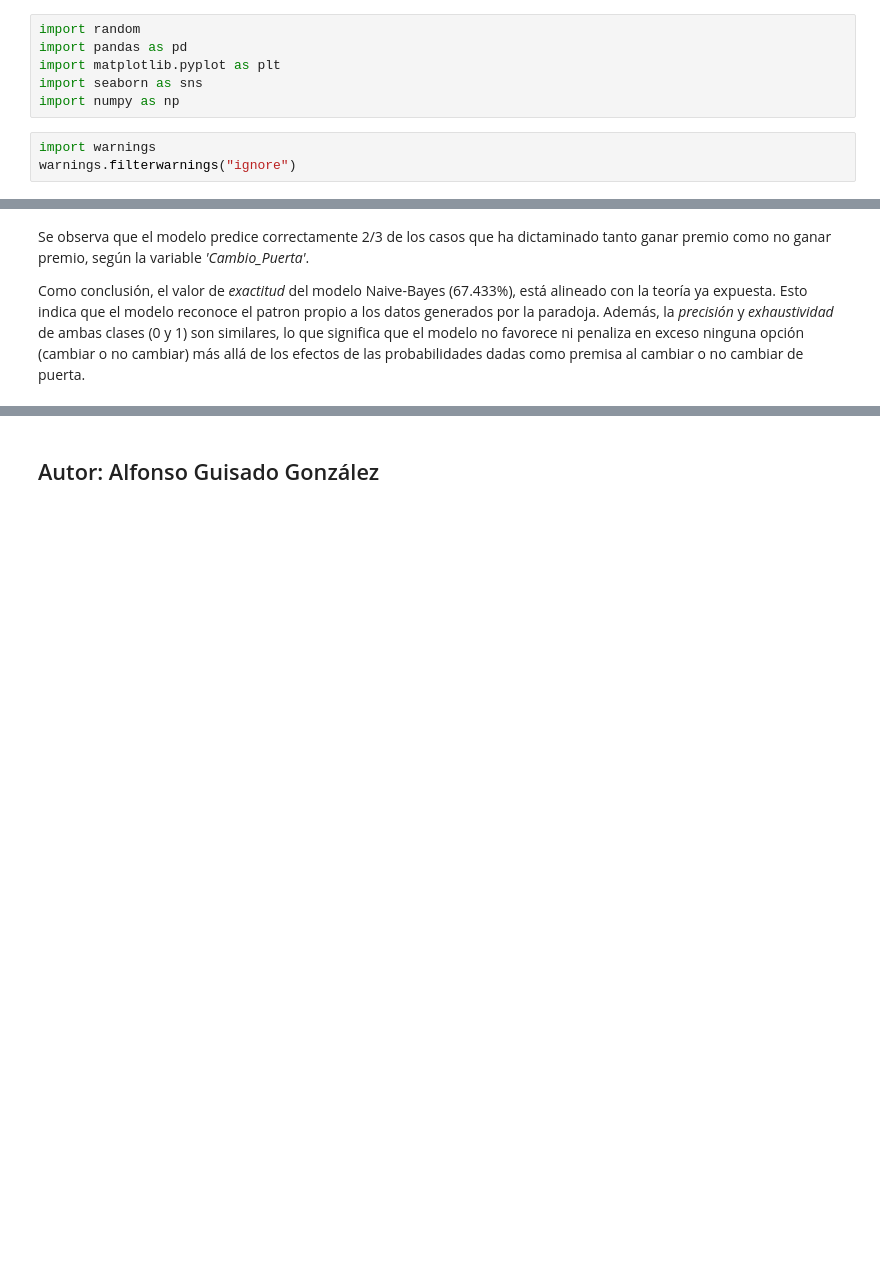
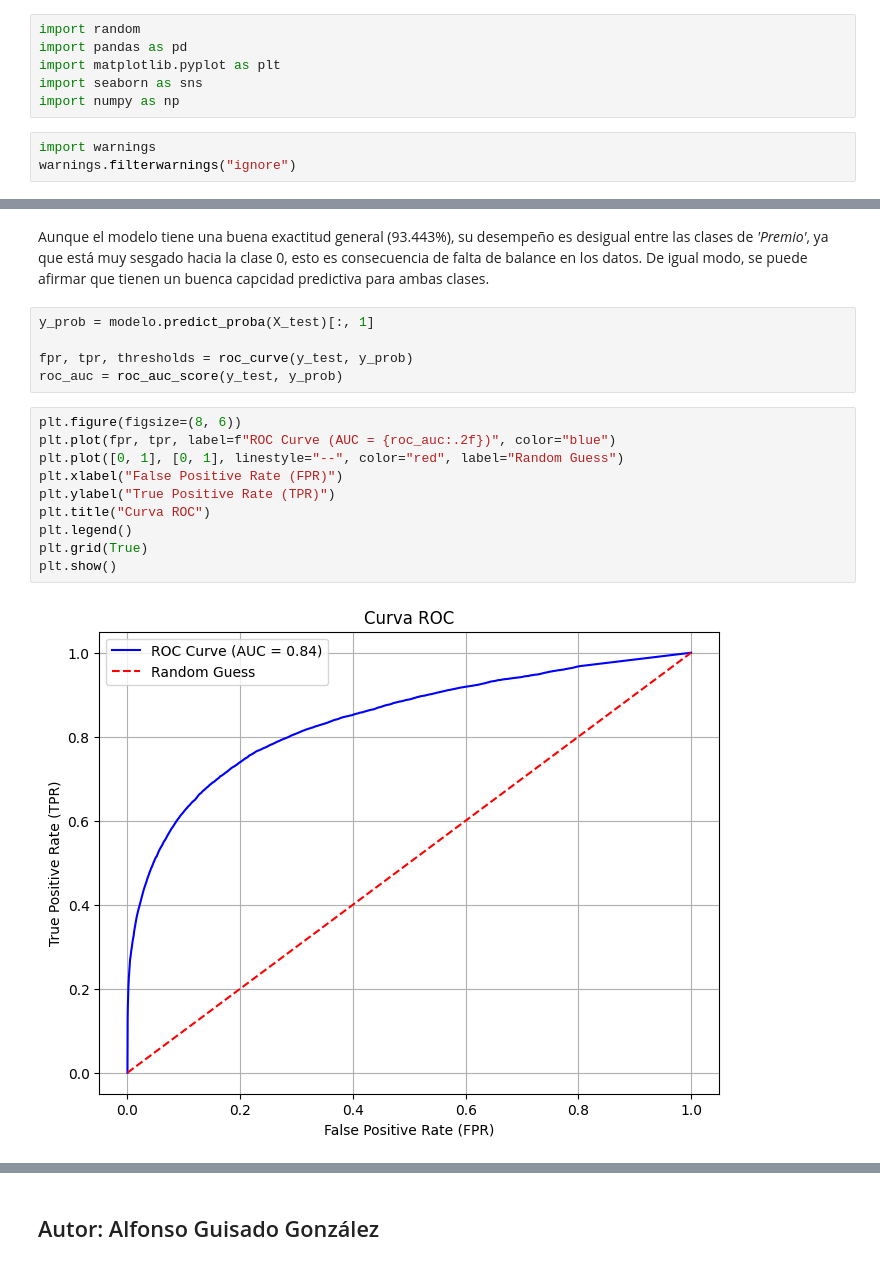
Before and after one commit to AlfonsoGuisado/Monty_Hall_Paradox, a Jupyter notebook: notebook/Monty Hall Paradox Simulation, ML & Demonstration.ipynb, the cells around one changed output, grey strips where cells are left out. Cells and saved outputs as stored; diff of their text form; blank space fills up the shorter version.

```diff
--- a/notebook/Monty Hall Paradox Simulation, ML & Demonstration.ipynb
+++ b/notebook/Monty Hall Paradox Simulation, ML & Demonstration.ipynb
@@ -175,4 +265,19 @@ plt.show()
 # %% [markdown]
-Se observa que el modelo predice correctamente 2/3 de los casos que ha dictaminado tanto ganar premio como no ganar premio, según la variable *'Cambio_Puerta'*.
-
-Como conclusión, el valor de *exactitud* del modelo Naive-Bayes (67.433%), está alineado con la teoría ya expuesta. Esto indica que el modelo reconoce el patron propio a los datos generados por la paradoja. Además, la *precisión* y *exhaustividad* de ambas clases (0 y 1) son similares, lo que significa que el modelo no favorece ni penaliza en exceso ninguna opción (cambiar o no cambiar) más allá de los efectos de las probabilidades dadas como premisa al cambiar o no cambiar de puerta.
+Aunque el modelo tiene una buena exactitud general (93.443%), su desempeño es desigual entre las clases de *'Premio'*, ya que está muy sesgado hacia la clase 0, esto es consecuencia de falta de balance en los datos. De igual modo, se puede afirmar que tienen un buenca capcidad predictiva para ambas clases.
+# %%
+y_prob = modelo.predict_proba(X_test)[:, 1]
+
+fpr, tpr, thresholds = roc_curve(y_test, y_prob)
+roc_auc = roc_auc_score(y_test, y_prob)
+# %%
+plt.figure(figsize=(8, 6))
+plt.plot(fpr, tpr, label=f"ROC Curve (AUC = {roc_auc:.2f})", color="blue")
+plt.plot([0, 1], [0, 1], linestyle="--", color="red", label="Random Guess")
+plt.xlabel("False Positive Rate (FPR)")
+plt.ylabel("True Positive Rate (TPR)")
+plt.title("Curva ROC")
+plt.legend()
+plt.grid(True)
+plt.show()
+# %% [output]
+[figure, added]
```
Also changed, not shown: parts of 42 cells of this notebook, 1 other file.
